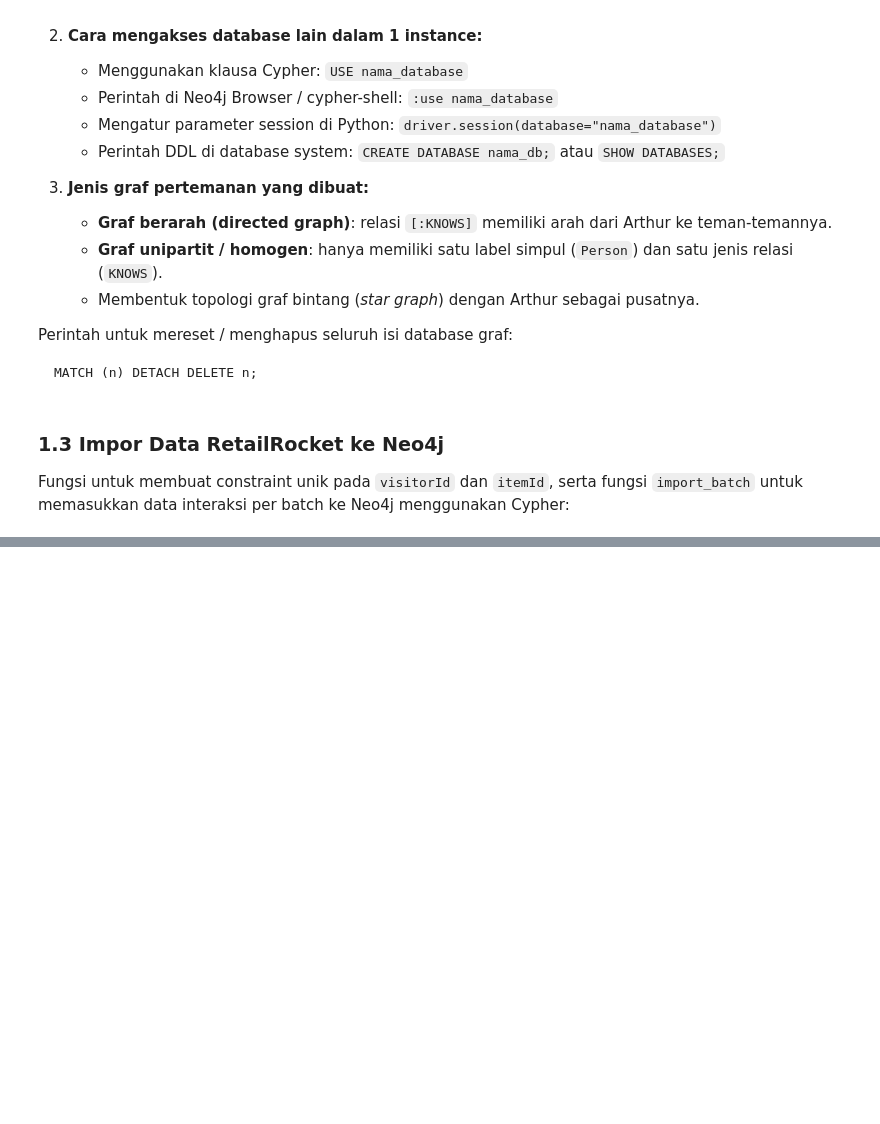
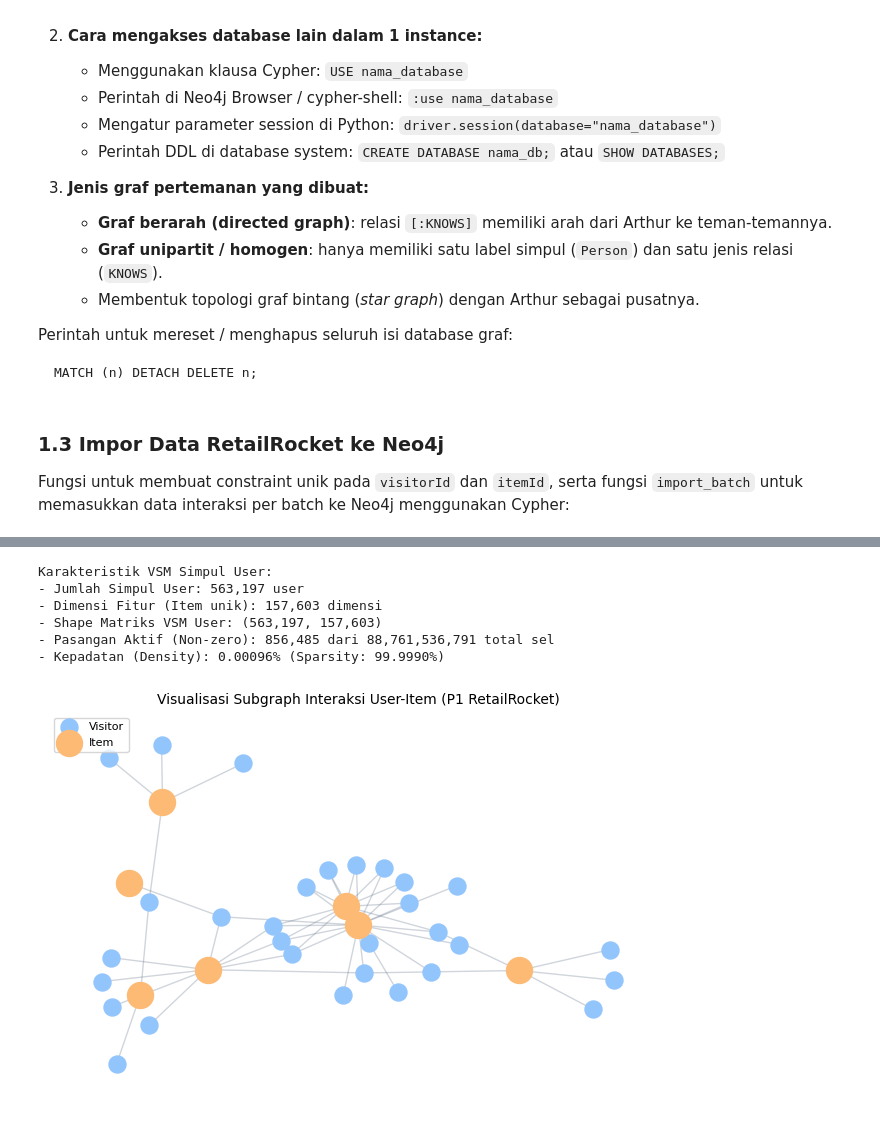
Before and after one commit to Underag3/UTS-GSD, a Jupyter notebook: uts-gsd.ipynb, the cells around one changed output, grey strips where cells are left out. Saved outputs shown, nothing was run; the diff lists cells and outputs as text; code cells hidden in the pictures; blank space fills up the shorter version.

```diff
--- a/uts-gsd.ipynb
+++ b/uts-gsd.ipynb
@@ -879,0 +267,58 @@ Hasil Evaluasi:
+# %%
+import scipy.sparse as sp
+import networkx as nx
+import matplotlib.pyplot as plt
+
+weight_map = {"view": 1.0, "addtocart": 3.0, "transaction": 5.0}
+df_p1["weight"] = df_p1["event"].map(weight_map)
+
+# Pemetaan indeks kategorikal untuk sparse matrix
+user_cat = pd.Categorical(df_p1["visitorid"])
+item_cat = pd.Categorical(df_p1["itemid"])
+
+n_u = len(user_cat.categories)
+n_i = len(item_cat.categories)
+
+df_pairs = df_p1.groupby(["visitorid", "itemid"], observed=True)["weight"].sum().reset_index()
+u_codes = pd.Categorical(df_pairs["visitorid"], categories=user_cat.categories).codes
+i_codes = pd.Categorical(df_pairs["itemid"], categories=item_cat.categories).codes
+pair_w = df_pairs["weight"].values
+
+R_user_sparse = sp.csr_matrix((pair_w, (u_codes, i_codes)), shape=(n_u, n_i))
+nnz_u = R_user_sparse.nnz
+density_u = (nnz_u / (n_u * n_i)) * 100.0
+sparsity_u = 100.0 - density_u
+
+print("Karakteristik VSM Simpul User:")
+print(f"- Jumlah Simpul User: {n_u:,} user")
+print(f"- Dimensi Fitur (Item unik): {n_i:,} dimensi")
+print(f"- Shape Matriks VSM User: ({n_u:,}, {n_i:,})")
+print(f"- Pasangan Aktif (Non-zero): {nnz_u:,} dari {n_u * n_i:,} total sel")
+print(f"- Kepadatan (Density): {density_u:.5f}% (Sparsity: {sparsity_u:.4f}%)")
+
+# Visualisasi Subgraph Interaksi Aktif di NetworkX
+top_items_p1 = df_p1["itemid"].value_counts().head(8).index.tolist()
+active_sub_users = df_p1[df_p1["itemid"].isin(top_items_p1)]["visitorid"].value_counts().head(30).index.tolist()
+df_u_plot = df_p1[df_p1["visitorid"].isin(active_sub_users) & df_p1["itemid"].isin(top_items_p1)]
+
+G_u_sub = nx.Graph()
+for _, r in df_u_plot.iterrows():
+    G_u_sub.add_edge(f"U:{r['visitorid']}", f"I:{r['itemid']}")
+
+pos_u = nx.spring_layout(G_u_sub, seed=42)
+plt.figure(figsize=(8, 5))
+nx.draw_networkx_nodes(G_u_sub, pos_u, nodelist=[n for n in G_u_sub.nodes() if n.startswith("U:")], node_color="#93C5FD", node_size=150, label="Visitor")
+nx.draw_networkx_nodes(G_u_sub, pos_u, nodelist=[n for n in G_u_sub.nodes() if n.startswith("I:")], node_color="#FDBA74", node_size=350, label="Item")
+nx.draw_networkx_edges(G_u_sub, pos_u, alpha=0.3, edge_color="#64748B")
+plt.title("Visualisasi Subgraph Interaksi User-Item (P1 RetailRocket)", fontsize=10)
+plt.legend(loc="upper left", fontsize=8)
+plt.axis("off")
+plt.show()
+# %% [output]
+Karakteristik VSM Simpul User:
+- Jumlah Simpul User: 563,197 user
+- Dimensi Fitur (Item unik): 157,603 dimensi
+- Shape Matriks VSM User: (563,197, 157,603)
+- Pasangan Aktif (Non-zero): 856,485 dari 88,761,536,791 total sel
+- Kepadatan (Density): 0.00096% (Sparsity: 99.9990%)
+[figure, added]
```
Also changed, not shown: parts of 40 cells of this notebook, 3 other files.
